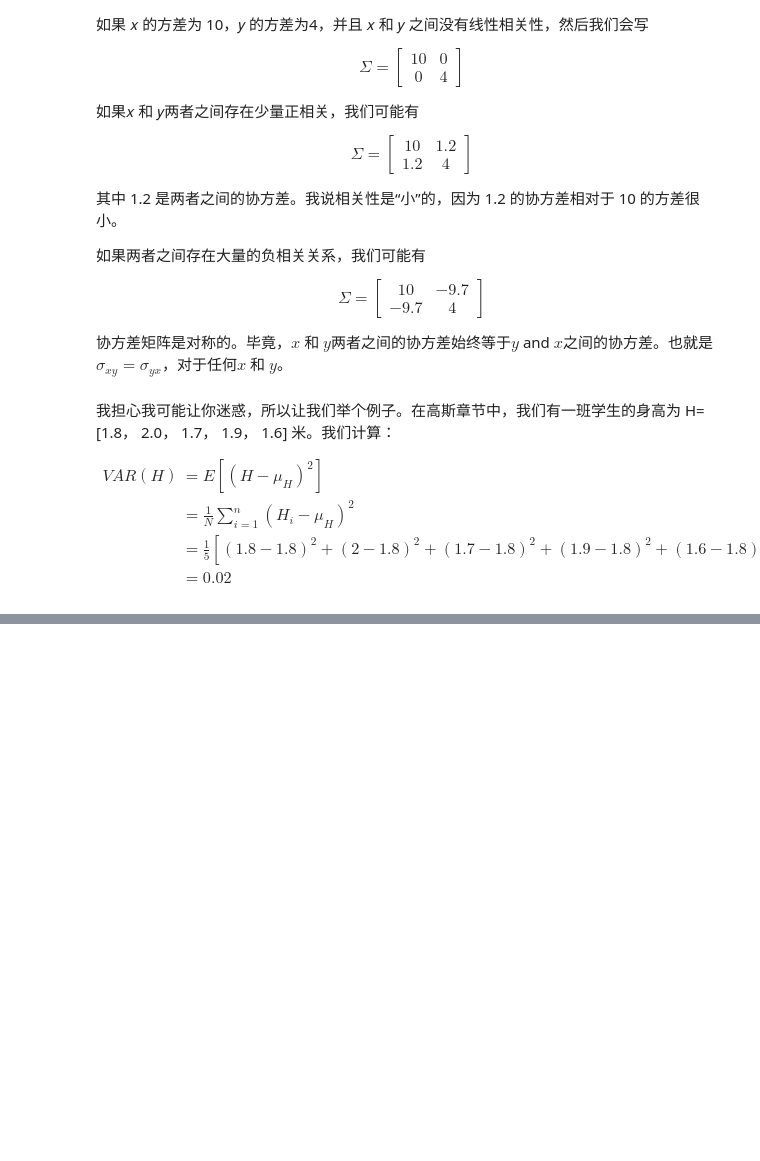
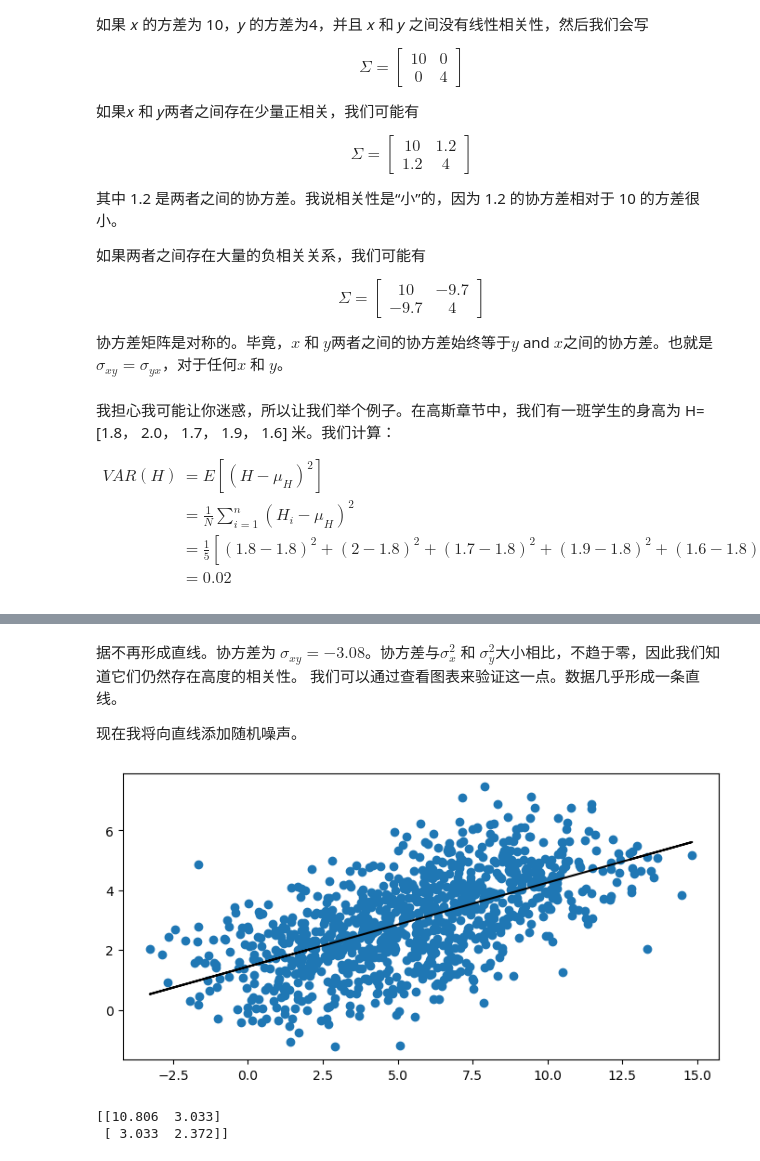
Before and after one commit to SunJianboGitHub/KalmanFilter, a Jupyter notebook: 05-多元高斯.ipynb, the cells around one changed output, grey strips where cells are left out. Saved outputs shown, nothing was run; the diff lists cells and outputs as text; code cells hidden in the pictures; blank space fills up the shorter version.

```diff
--- a/05-多元高斯.ipynb
+++ b/05-多元高斯.ipynb
@@ -122,0 +188,15 @@ $$\Sigma = \begin{bmatrix}\sigma_H^2 & \sigma_{H,W} \\
+# %% [markdown]
+据不再形成直线。协方差为 $\sigma_{xy}=-3.08$。协方差与$\sigma_x^2$ 和 $\sigma_y^2$大小相比，不趋于零，因此我们知道它们仍然存在高度的相关性。
+我们可以通过查看图表来验证这一点。数据几乎形成一条直线。
+
+现在我将向直线添加随机噪声。
+# %%
+from numpy.random import randn
+X = np.linspace(1, 10, 1000) + randn(1000)*2
+Y = np.linspace(1, 5, 1000) + randn(1000)
+plot_correlated_data(X, Y)
+print(np.cov(X, Y))
+# %% [output]
+[figure, added]
+[[10.806  3.033]
+ [ 3.033  2.372]]
```
Also changed, not shown: parts of 16 cells of this notebook.
